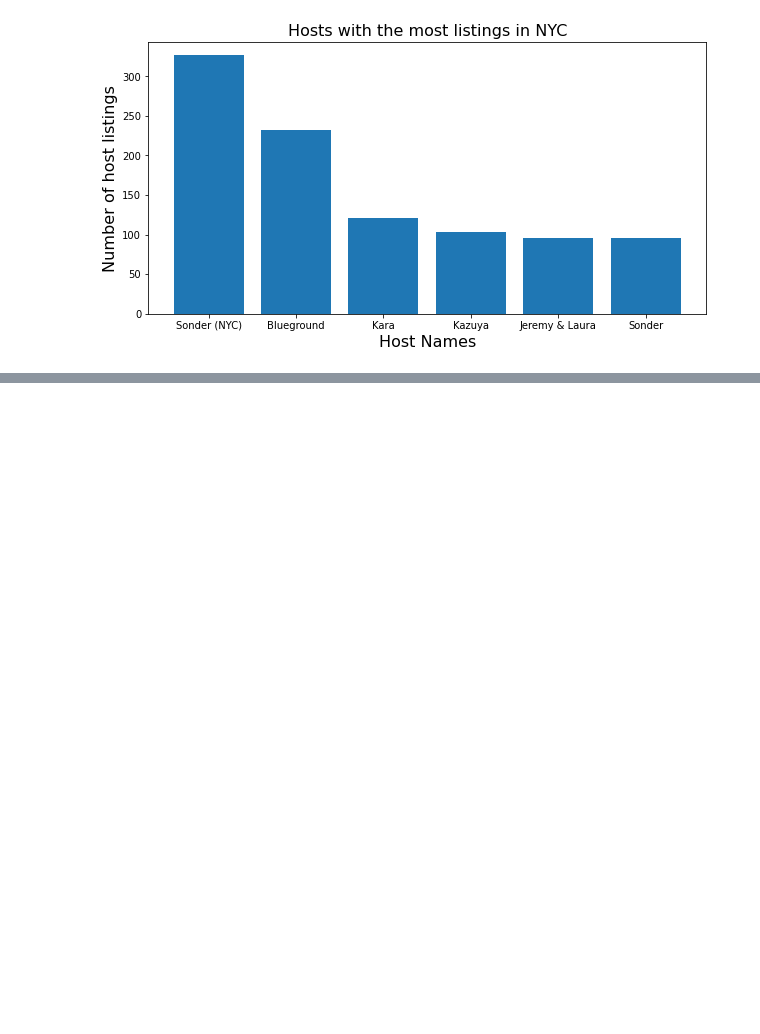
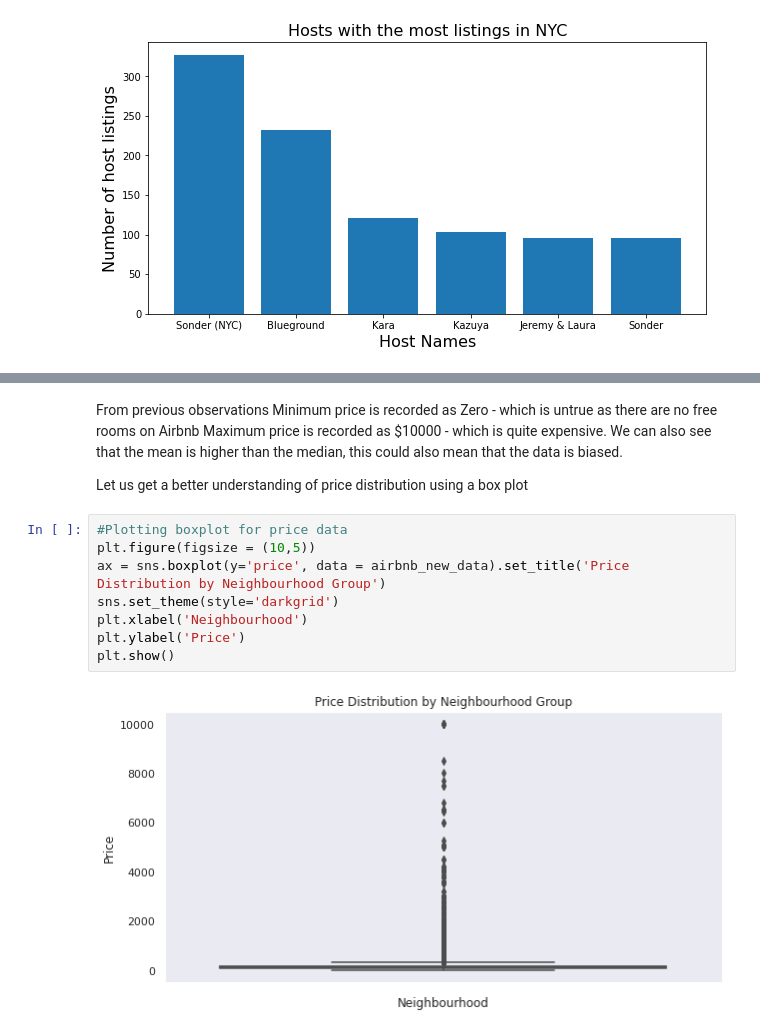
Before and after one commit to Jbdpalle/AirbBnb-Data-Analyiss, a Jupyter notebook: AirBnB_Data_Analysis.ipynb, the cells around one changed output, grey strips where cells are left out. Saved outputs shown, nothing was run; the diff lists cells and outputs as text; blank space fills up the shorter version.

```diff
--- a/AirBnB_Data_Analysis.ipynb
+++ b/AirBnB_Data_Analysis.ipynb
@@ -250,0 +328,17 @@ plt.show()
+# %% [markdown]
+From previous observations
+Minimum price is recorded as Zero - which is untrue as there are no free rooms on Airbnb
+Maximum price is recorded as $10000 - which is quite expensive.
+We can also see that the mean is higher than the median, this could also mean that the data is biased.
+
+Let us get a better understanding of price distribution using a box plot
+# %%
+#Plotting boxplot for price data
+plt.figure(figsize = (10,5))
+ax = sns.boxplot(y='price', data = airbnb_new_data).set_title('Price Distribution by Neighbourhood Group')
+sns.set_theme(style='darkgrid')
+plt.xlabel('Neighbourhood')
+plt.ylabel('Price')
+plt.show()
+# %% [output]
+[figure, added]
```
Also changed, not shown: parts of 9 cells of this notebook.
